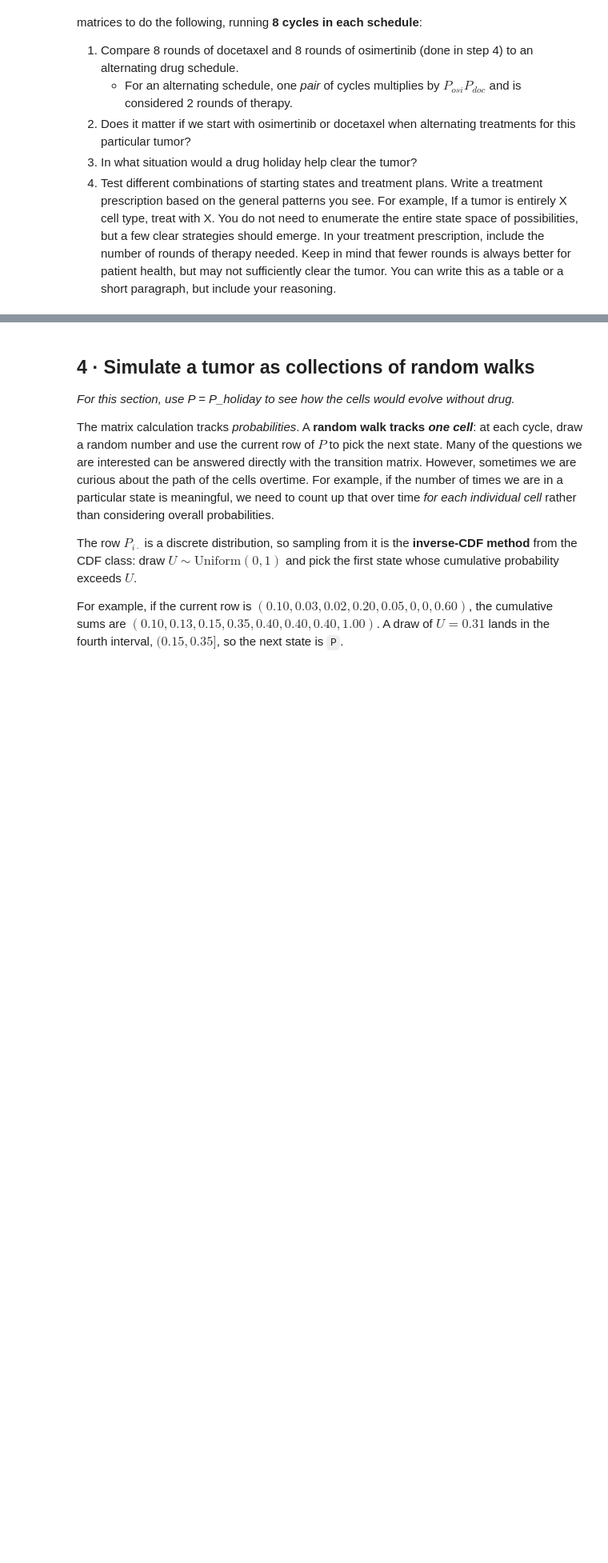
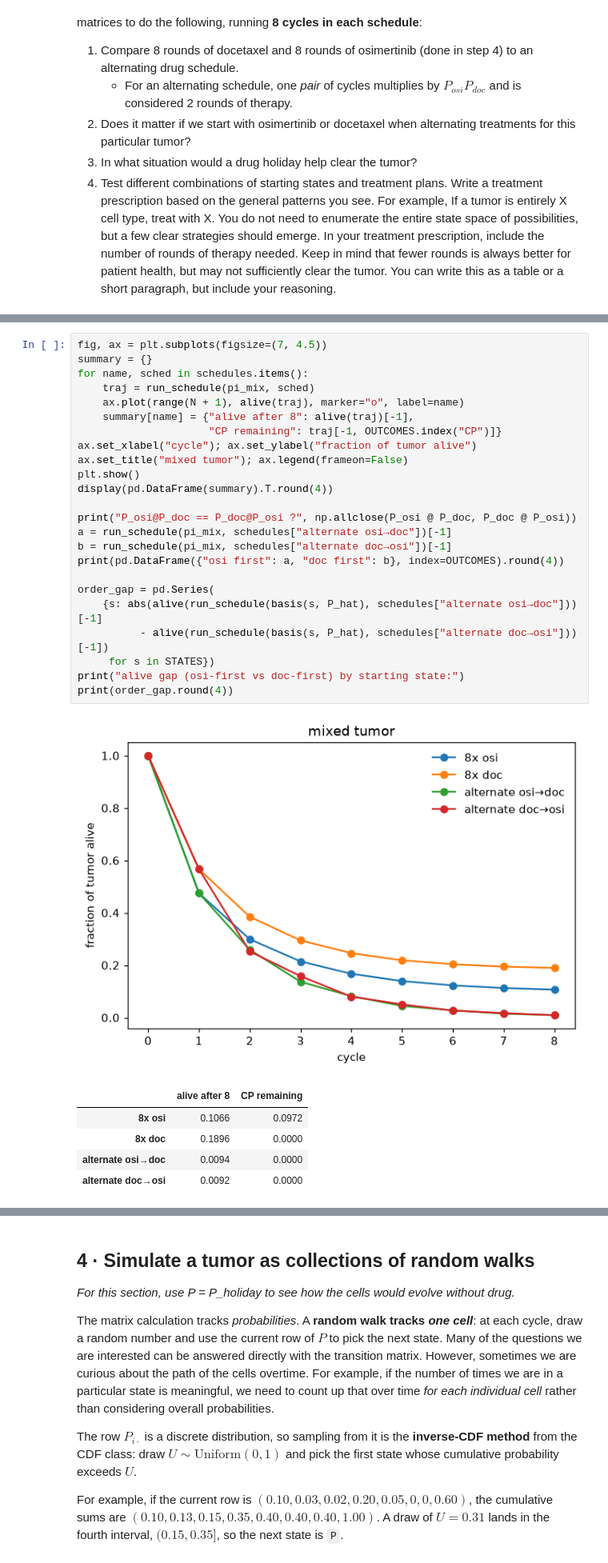
Before and after one commit to MatthewBalison/uu_markov, a Jupyter notebook: lab_2/Lab09_markov_chain_cells.ipynb, the cells around one changed output, grey strips where cells are left out. Shown at 80% size. Cells and saved outputs as stored; diff of their text form; blank space fills up the shorter version.

```diff
--- a/lab_2/Lab09_markov_chain_cells.ipynb
+++ b/lab_2/Lab09_markov_chain_cells.ipynb
@@ -326,0 +512,31 @@ We can answer a LOT of questions about what treatment strategy is best, just bas
+# %%
+fig, ax = plt.subplots(figsize=(7, 4.5))
+summary = {}
+for name, sched in schedules.items():
+    traj = run_schedule(pi_mix, sched)
+    ax.plot(range(N + 1), alive(traj), marker="o", label=name)
+    summary[name] = {"alive after 8": alive(traj)[-1],
+                     "CP remaining": traj[-1, OUTCOMES.index("CP")]}
+ax.set_xlabel("cycle"); ax.set_ylabel("fraction of tumor alive")
+ax.set_title("mixed tumor"); ax.legend(frameon=False)
+plt.show()
+display(pd.DataFrame(summary).T.round(4))
+
+print("P_osi@P_doc == P_doc@P_osi ?", np.allclose(P_osi @ P_doc, P_doc @ P_osi))
+a = run_schedule(pi_mix, schedules["alternate osi→doc"])[-1]
+b = run_schedule(pi_mix, schedules["alternate doc→osi"])[-1]
+print(pd.DataFrame({"osi first": a, "doc first": b}, index=OUTCOMES).round(4))
+
+order_gap = pd.Series(
+    {s: abs(alive(run_schedule(basis(s, P_hat), schedules["alternate osi→doc"]))[-1]
+          - alive(run_schedule(basis(s, P_hat), schedules["alternate doc→osi"]))[-1])
+     for s in STATES})
+print("alive gap (osi-first vs doc-first) by starting state:")
+print(order_gap.round(4))
+# %% [output]
+[figure, added]
+|  | alive after 8 | CP remaining |
+| 8x osi | 0.1066 | 0.0972 |
+| 8x doc | 0.1896 | 0.0000 |
+| alternate osi→doc | 0.0094 | 0.0000 |
+| alternate doc→osi | 0.0092 | 0.0000 |
```
Also changed, not shown: parts of 30 cells of this notebook.
